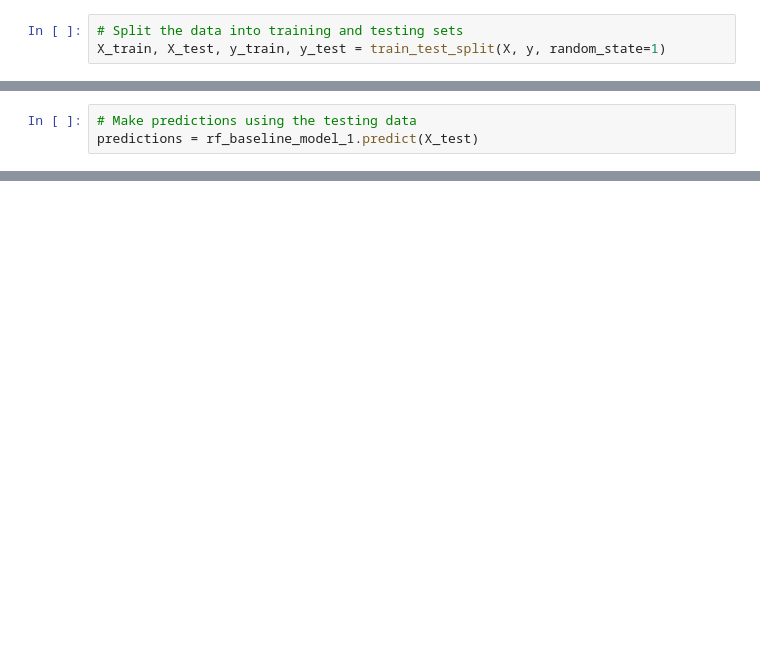
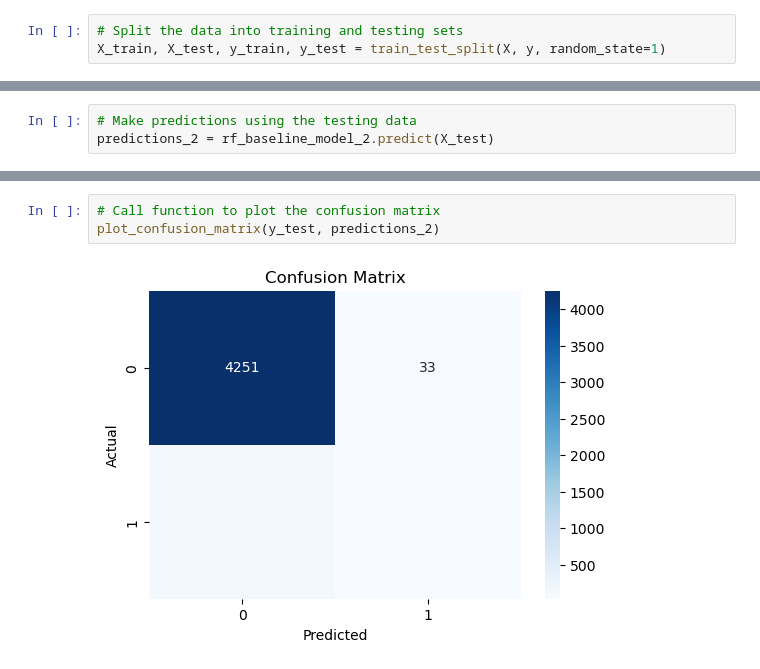
Before and after one commit to jebamania/group-project-2, a Jupyter notebook: Base Model.ipynb, the cells around one changed output, grey strips where cells are left out. Drawn from its saved outputs; the diff is of its cells as text; blank space fills up the shorter version.

```diff
--- a/Base Model.ipynb
+++ b/Base Model.ipynb
@@ -180,3 +361,3 @@ rf_baseline_model_2 = fit(X_train, y_train)
 # %%
 # Make predictions using the testing data
-predictions = rf_baseline_model_1.predict(X_test)
+predictions_2 = rf_baseline_model_2.predict(X_test)
@@ -186,0 +389,5 @@ print(f"Testing Score: {rf_baseline_model_2.score(X_test, y_test)}")
+# %%
+# Call function to plot the confusion matrix
+plot_confusion_matrix(y_test, predictions_2)
+# %% [output]
+[figure, added]
```
Also changed, not shown: parts of 66 cells of this notebook.
